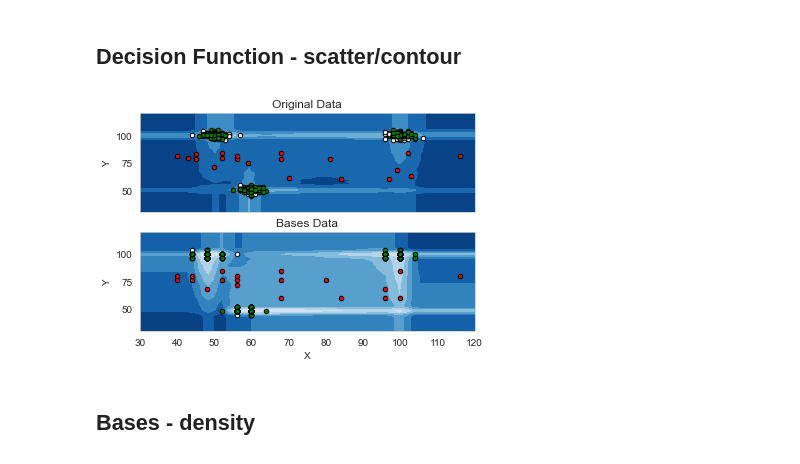
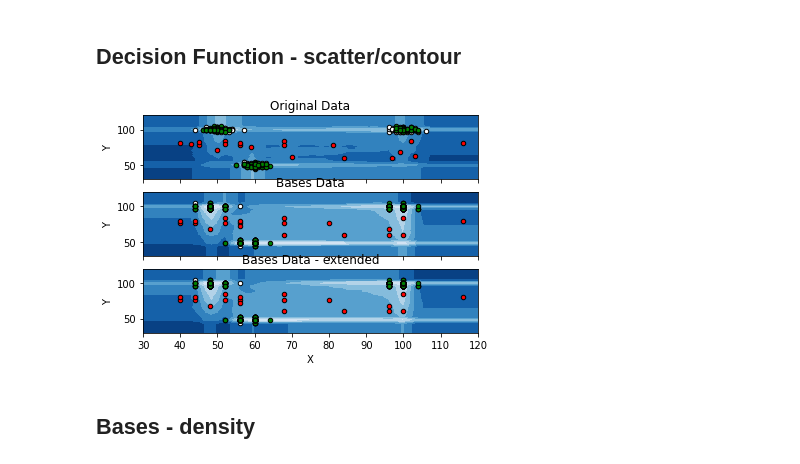
Before and after one commit to mlRosenquist/au-mlr-research-and-development-dedup, a Jupyter notebook: src/synthetic-dataset-2d.ipynb, the cells around one changed output. Drawn from its saved outputs; the diff is of its cells as text; code cells hidden in the pictures.

```diff
--- a/src/synthetic-dataset-2d.ipynb
+++ b/src/synthetic-dataset-2d.ipynb
@@ -527,7 +552,7 @@ plt.show()
 # %%
 xx, yy = np.meshgrid(np.linspace(30, 120, 50), np.linspace(30, 120, 50))
 
-fig, (ax1, ax2) = plt.subplots(2, 1)
+fig, (ax1, ax2, ax3) = plt.subplots(3, 1)
 
 #Original
 Z = org_clf.decision_function(np.c_[xx.ravel(), yy.ravel()])
@@ -538,35 +563,49 @@ ax1.scatter(X_train[:, 0], X_train[:, 1], c="white", s=20, edgecolor="k")
 ax1.scatter(X_test[:, 0], X_test[:, 1], c="green", s=20, edgecolor="k")
 ax1.scatter(X_outliers[:, 0], X_outliers[:, 1], c="red", s=20, edgecolor="k")
 
 # Bases
 Z = gd_clf.decision_function(np.c_[xx.ravel(), yy.ravel()])
 Z = Z.reshape(xx.shape)
 ax2.contourf(xx, yy, Z, cmap=plt.cm.Blues_r)
 
 ax2.scatter(X_train_bases[:, 0], X_train_bases[:, 1], c="white", s=20, edgecolor="k")
 ax2.scatter(X_test_bases[:, 0], X_test_bases[:, 1], c="green", s=20, edgecolor="k")
 ax2.scatter(X_outliers_bases[:, 0], X_outliers_bases[:, 1], c="red", s=20, edgecolor="k")
 
+# Bases
+Z = gd_ext_clf.decision_function_extended(np.c_[xx.ravel(), yy.ravel()])
+Z = Z.reshape(xx.shape)
+ax3.contourf(xx, yy, Z, cmap=plt.cm.Blues_r)
+
+ax3.scatter(X_train_bases[:, 0], X_train_bases[:, 1], c="white", s=20, edgecolor="k")
+ax3.scatter(X_test_bases[:, 0], X_test_bases[:, 1], c="green", s=20, edgecolor="k")
+ax3.scatter(X_outliers_bases[:, 0], X_outliers_bases[:, 1], c="red", s=20, edgecolor="k")
+
 # Plot settings
 ax1.set_title("Original Data")
 ax2.set_title("Bases Data")
+ax3.set_title("Bases Data - extended")
 
 ax1.set_xlim([30,120])
 ax2.set_xlim([30,120])
+ax3.set_xlim([30,120])
 
 ax1.set_ylim([30,120])
 ax2.set_ylim([30,120])
+ax3.set_ylim([30,120])
 
 ax1.set_xticklabels([])
+ax2.set_xticklabels([])
 
 ax1.set_ylabel('Y')
 ax2.set_ylabel('Y')
-ax2.set_xlabel('X')
+ax3.set_ylabel('Y')
+ax3.set_xlabel('X')
 
 
 plt.show()
 # %% [output]
-[figure, old version]
+[figure, new version]
 # %% [markdown]
 ## Bases - density
 # %%
```
Also changed, not shown: parts of 11 cells of this notebook.
